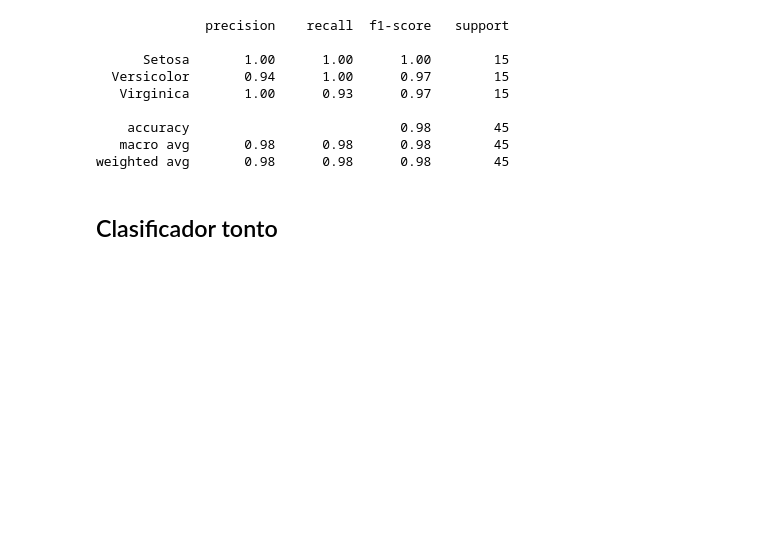
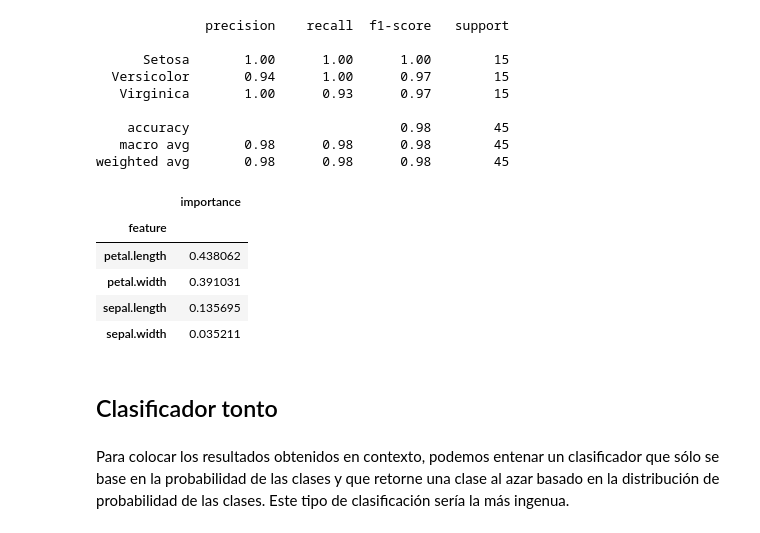
Before and after one commit to fvillena/mlfa, a Jupyter notebook: 2.1-classification.ipynb, the cells around one changed output. Cells and saved outputs as stored; diff of their text form; code cells hidden in the pictures; blank space fills up the shorter version.

```diff
--- a/2.1-classification.ipynb
+++ b/2.1-classification.ipynb
@@ -208,6 +279,20 @@ print(sklearn.metrics.classification_report(label_test, rf_predictions))
     accuracy                           0.98        45
    macro avg       0.98      0.98      0.98        45
 weighted avg       0.98      0.98      0.98        45
+# %%
+rf_vil = pd.DataFrame(list(zip(feature_names,rf.feature_importances_)),
+             columns=["feature","importance"]
+            ).set_index("feature")
+rf_vil.sort_values("importance",ascending=False)
+# %% [output]
+|  | importance |
+| feature |  |
+| petal.length | 0.438062 |
+| petal.width | 0.391031 |
+| sepal.length | 0.135695 |
+| sepal.width | 0.035211 |
 # %% [markdown]
 ## Clasificador tonto
+# %% [markdown]
+Para colocar los resultados obtenidos en contexto, podemos entenar un clasificador que sólo se base en la probabilidad de las clases y que retorne una clase al azar basado en la distribución de probabilidad de las clases. Este tipo de clasificación sería la más ingenua.
 # %%
```
Also changed, not shown: parts of 43 cells of this notebook.
